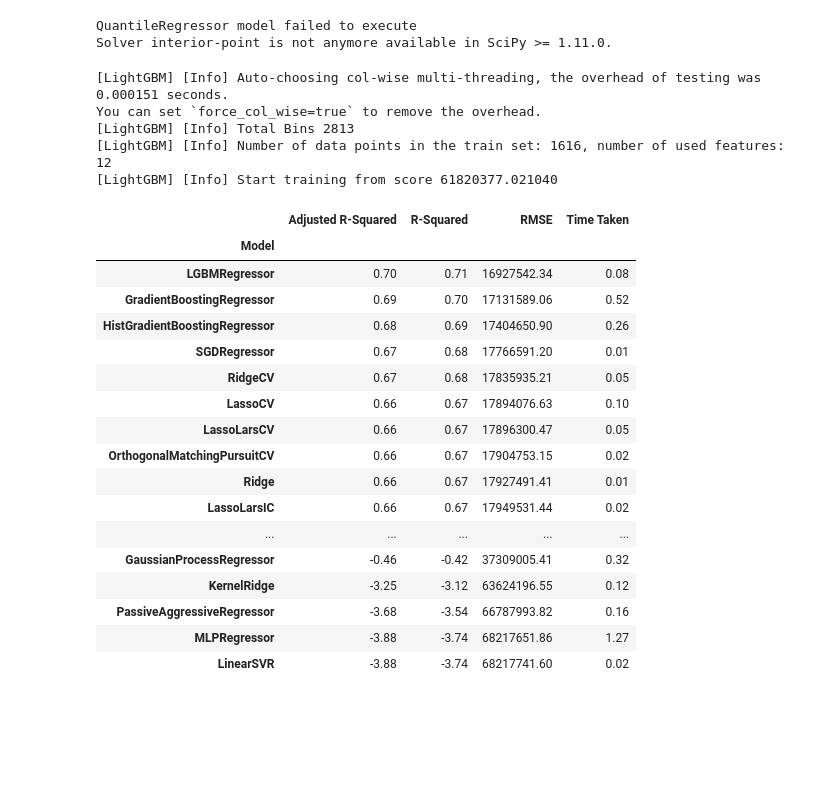
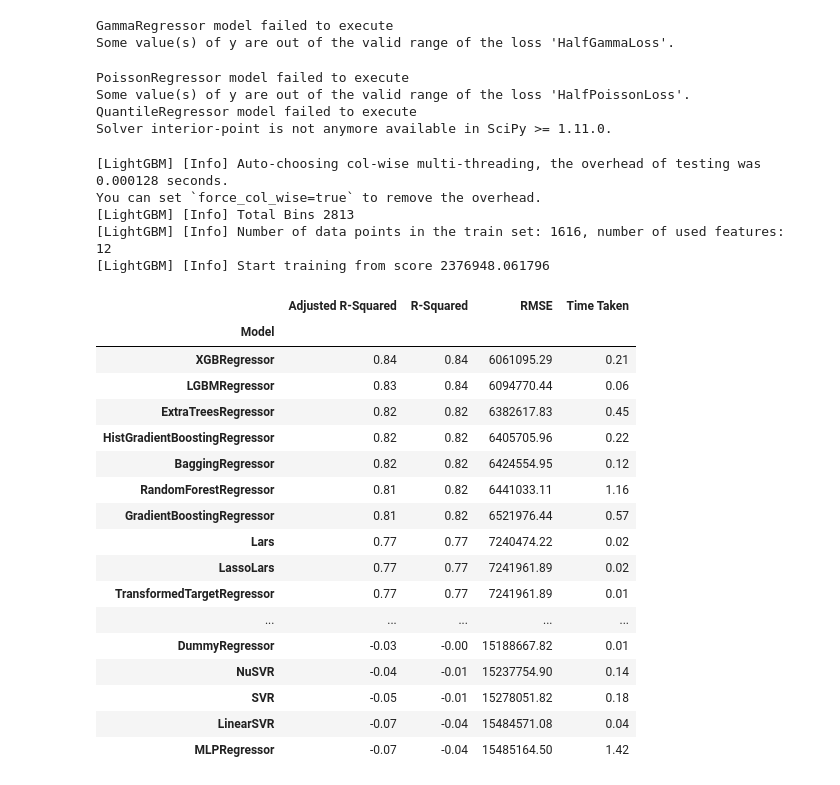
Before and after one commit to IvanLavuna/diploma, a Jupyter notebook: existing_methods.ipynb, the cells around one changed output. Drawn from its saved outputs; the diff is of its cells as text; code cells hidden in the pictures; blank space fills up the shorter version.

```diff
--- a/existing_methods.ipynb
+++ b/existing_methods.ipynb
@@ -81,19 +17,6 @@ You can set `force_col_wise=true` to remove the overhead.
 # %%
-X = df.drop(columns=[y1_name, y2_name, y3_name], axis=1).values
-y = df[y2_name].values
-
-X, y = shuffle(X, y, random_state=23)
-
-# Convert X to float32
-X = X.astype(np.float32)
-
-# Split the data into training and testing sets
-offset = int(X.shape[0] * 0.8)
-X_train, y_train = X[:offset], y[:offset]
-X_test, y_test = X[offset:], y[offset:]
-
 # LazyRegressor part
-reg = LazyRegressor(verbose=0, ignore_warnings=True, custom_metric=None)
-_, predictions = reg.fit(X_train, X_test, y_train, y_test)
+reg = LazyRegressor(verbose=0, ignore_warnings=False, custom_metric=None)
+models, predictions = reg.fit(X_train, X_test, train_y1, test_y1)
 predictions
 # %% [output]
@@ -123,45 +48,36 @@ You can set `force_col_wise=true` to remove the overhead.
 # %%
-X = df.drop(columns=[y1_name, y2_name, y3_name], axis=1).values
-y = df[y3_name].values
-
-X, y = shuffle(X, y, random_state=25)
-
-# Convert X to float32
-X = X.astype(np.float32)
-
-# Split the data into training and testing sets
-offset = int(X.shape[0] * 0.8)
-X_train, y_train = X[:offset], y[:offset]
-X_test, y_test = X[offset:], y[offset:]
-
 # LazyRegressor part
 reg = LazyRegressor(verbose=0, ignore_warnings=False, custom_metric=None)
-models, predictions = reg.fit(X_train, X_test, y_train, y_test)
+models, predictions = reg.fit(X_train, X_test, train_y2, test_y2)
 predictions
 # %% [output]
-QuantileRegressor model failed to execute
-Solver interior-point is not anymore available in SciPy >= 1.11.0.
+GammaRegressor model failed to execute
+Some value(s) of y are out of the valid range of the loss 'HalfGammaLoss'.
-[LightGBM] [Info] Auto-choosing col-wise multi-threading, the overhead of testing was 0.000151 seconds.
-You can set `force_col_wise=true` to remove the overhead.
-[LightGBM] [Info] Total Bins 2813
-[LightGBM] [Info] Number of data points in the train set: 1616, number of used features: 12
-[LightGBM] [Info] Start training from score 61820377.021040
+PoissonRegressor model failed to execute
+Some value(s) of y are out of the valid range of the loss 'HalfPoissonLoss'.
+QuantileRegressor model failed to execute
+Solver interior-point is not anymore available in SciPy >= 1.11.0.
+[LightGBM] [Info] Auto-choosing col-wise multi-threading, the overhead of testing was 0.000128 seconds.
+You can set `force_col_wise=true` to remove the overhead.
+[LightGBM] [Info] Total Bins 2813
+[LightGBM] [Info] Number of data points in the train set: 1616, number of used features: 12
+[LightGBM] [Info] Start training from score 2376948.061796
 |  | Adjusted R-Squared | R-Squared | RMSE | Time Taken |
 | Model |  |  |  |  |
-| LGBMRegressor | 0.70 | 0.71 | 16927542.34 | 0.08 |
-| GradientBoostingRegressor | 0.69 | 0.70 | 17131589.06 | 0.52 |
-| HistGradientBoostingRegressor | 0.68 | 0.69 | 17404650.90 | 0.26 |
-| SGDRegressor | 0.67 | 0.68 | 17766591.20 | 0.01 |
-| RidgeCV | 0.67 | 0.68 | 17835935.21 | 0.05 |
-| LassoCV | 0.66 | 0.67 | 17894076.63 | 0.10 |
-| LassoLarsCV | 0.66 | 0.67 | 17896300.47 | 0.05 |
-| OrthogonalMatchingPursuitCV | 0.66 | 0.67 | 17904753.15 | 0.02 |
-| Ridge | 0.66 | 0.67 | 17927491.41 | 0.01 |
-| LassoLarsIC | 0.66 | 0.67 | 17949531.44 | 0.02 |
+| XGBRegressor | 0.84 | 0.84 | 6061095.29 | 0.21 |
+| LGBMRegressor | 0.83 | 0.84 | 6094770.44 | 0.06 |
+| ExtraTreesRegressor | 0.82 | 0.82 | 6382617.83 | 0.45 |
+| HistGradientBoostingRegressor | 0.82 | 0.82 | 6405705.96 | 0.22 |
+| BaggingRegressor | 0.82 | 0.82 | 6424554.95 | 0.12 |
+| RandomForestRegressor | 0.81 | 0.82 | 6441033.11 | 1.16 |
+| GradientBoostingRegressor | 0.81 | 0.82 | 6521976.44 | 0.57 |
+| Lars | 0.77 | 0.77 | 7240474.22 | 0.02 |
+| LassoLars | 0.77 | 0.77 | 7241961.89 | 0.02 |
+| TransformedTargetRegressor | 0.77 | 0.77 | 7241961.89 | 0.01 |
 | ... | ... | ... | ... | ... |
-| GaussianProcessRegressor | -0.46 | -0.42 | 37309005.41 | 0.32 |
-| KernelRidge | -3.25 | -3.12 | 63624196.55 | 0.12 |
-| PassiveAggressiveRegressor | -3.68 | -3.54 | 66787993.82 | 0.16 |
-| MLPRegressor | -3.88 | -3.74 | 68217651.86 | 1.27 |
-| LinearSVR | -3.88 | -3.74 | 68217741.60 | 0.02 |
+| DummyRegressor | -0.03 | -0.00 | 15188667.82 | 0.01 |
+| NuSVR | -0.04 | -0.01 | 15237754.90 | 0.14 |
+| SVR | -0.05 | -0.01 | 15278051.82 | 0.18 |
+| LinearSVR | -0.07 | -0.04 | 15484571.08 | 0.04 |
+| MLPRegressor | -0.07 | -0.04 | 15485164.50 | 1.42 |
 # %%
```
Also changed, not shown: parts of 7 cells of this notebook, 19 other files.
